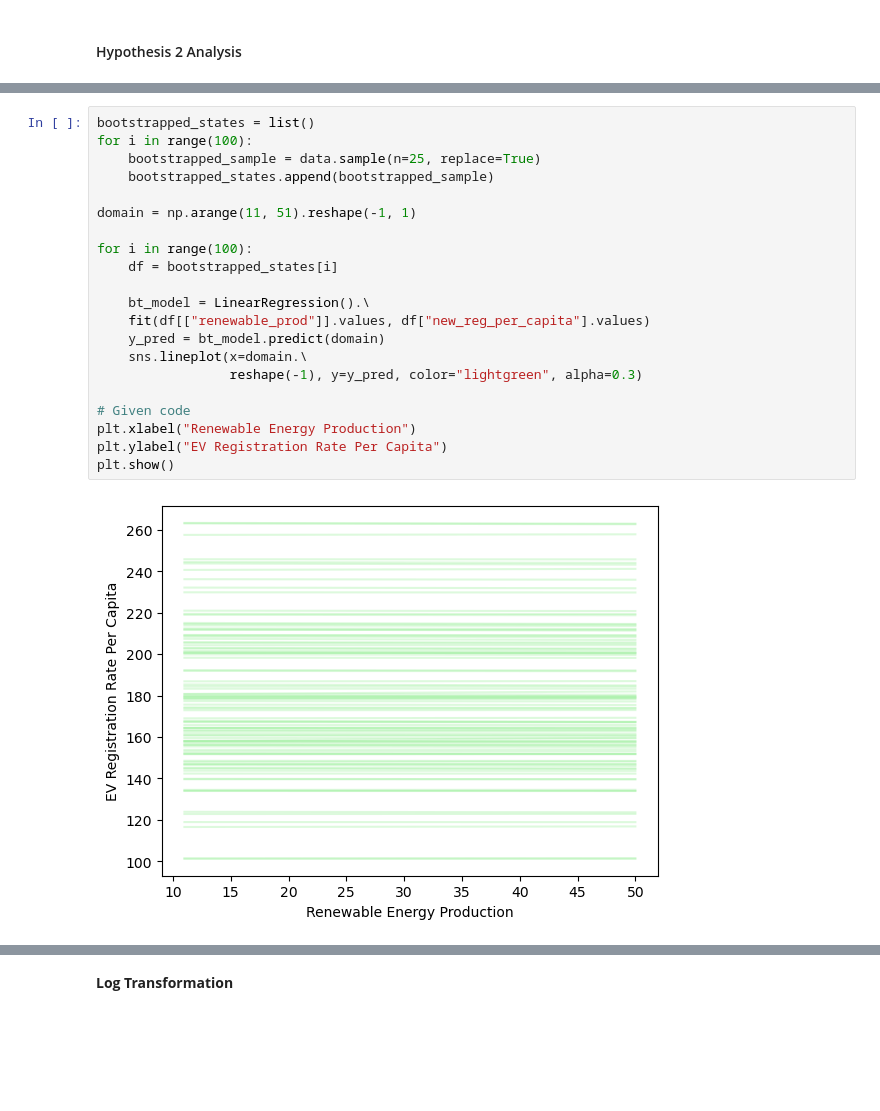
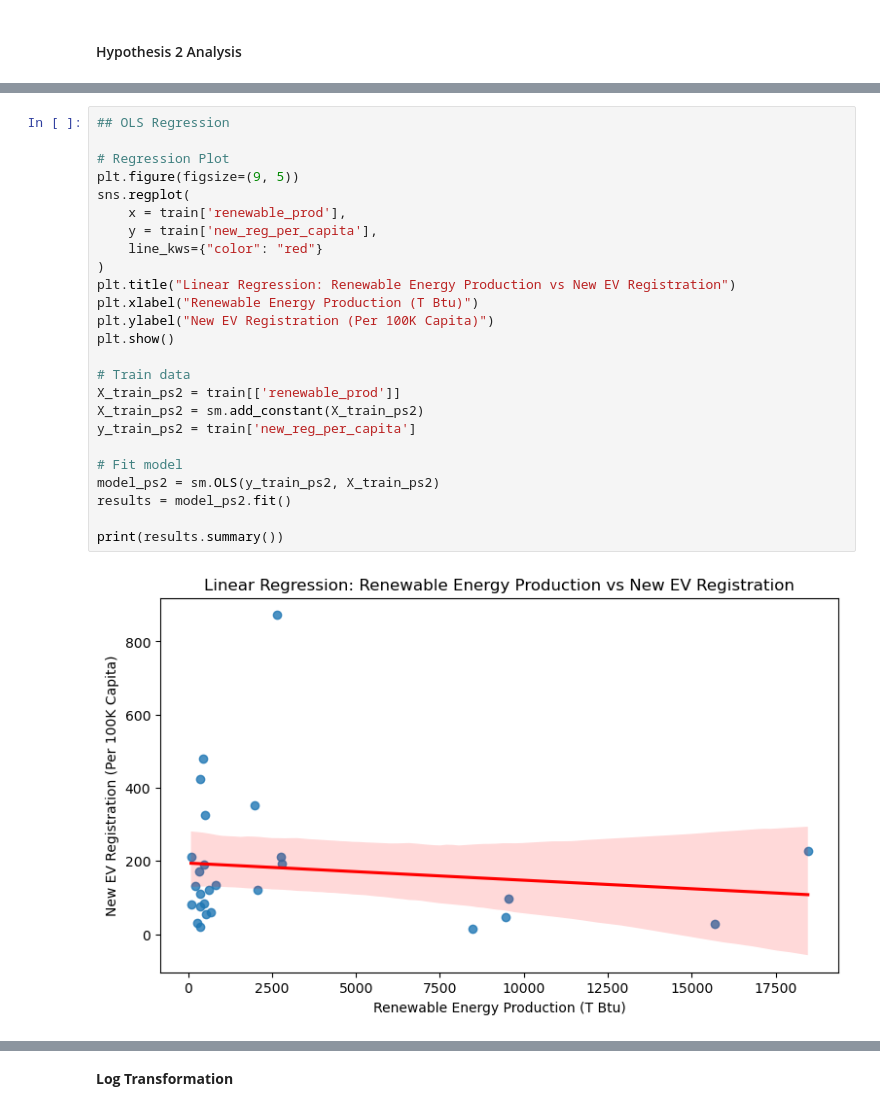
Before and after one commit to kyle-du/ev-research-proj, a Jupyter notebook: INFO2950_Phase 5_Deliverable.ipynb, the cells around one changed output, grey strips where cells are left out. Drawn from its saved outputs; the diff is of its cells as text; blank space fills up the shorter version.

```diff
--- a/INFO2950_Phase 5_Deliverable.ipynb
+++ b/INFO2950_Phase 5_Deliverable.ipynb
@@ -550,23 +493,27 @@ The residual plot suggests some potential heteroskedasticity, as the spread of r
-# %%
-bootstrapped_states = list()
-for i in range(100):
-    bootstrapped_sample = data.sample(n=25, replace=True)
-    bootstrapped_states.append(bootstrapped_sample)
-
-domain = np.arange(11, 51).reshape(-1, 1)
-
-for i in range(100):
-    df = bootstrapped_states[i]
-
-    bt_model = LinearRegression().\
-    fit(df[["renewable_prod"]].values, df["new_reg_per_capita"].values)
-    y_pred = bt_model.predict(domain)
-    sns.lineplot(x=domain.\
-                 reshape(-1), y=y_pred, color="lightgreen", alpha=0.3)
-
-# Given code
-plt.xlabel("Renewable Energy Production")
-plt.ylabel("EV Registration Rate Per Capita")
-plt.show()
-# %% [output]
-[figure, removed]
+# %%
+## OLS Regression
+
+# Regression Plot
+plt.figure(figsize=(9, 5))
+sns.regplot(
+    x = train['renewable_prod'],
+    y = train['new_reg_per_capita'],
+    line_kws={"color": "red"}
+)
+plt.title("Linear Regression: Renewable Energy Production vs New EV Registration")
+plt.xlabel("Renewable Energy Production (T Btu)")
+plt.ylabel("New EV Registration (Per 100K Capita)")
+plt.show()
+
+# Train data
+X_train_ps2 = train[['renewable_prod']]
+X_train_ps2 = sm.add_constant(X_train_ps2)
+y_train_ps2 = train['new_reg_per_capita']
+
+# Fit model
+model_ps2 = sm.OLS(y_train_ps2, X_train_ps2)
+results = model_ps2.fit()
+
+print(results.summary())
+# %% [output]
+[figure, added]
```
Also changed, not shown: parts of 25 cells of this notebook.
